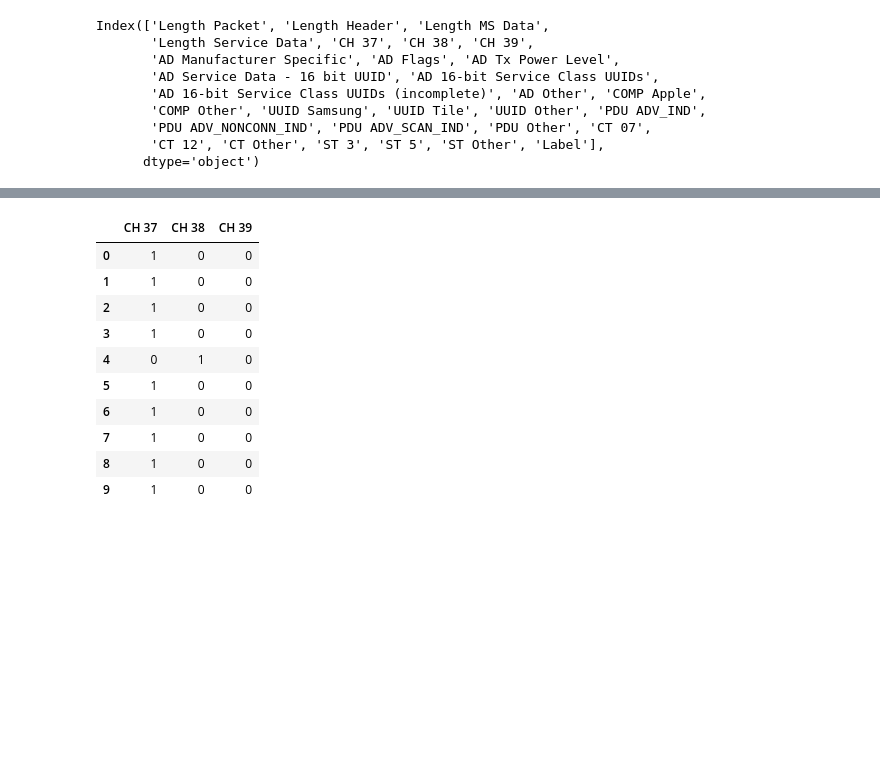
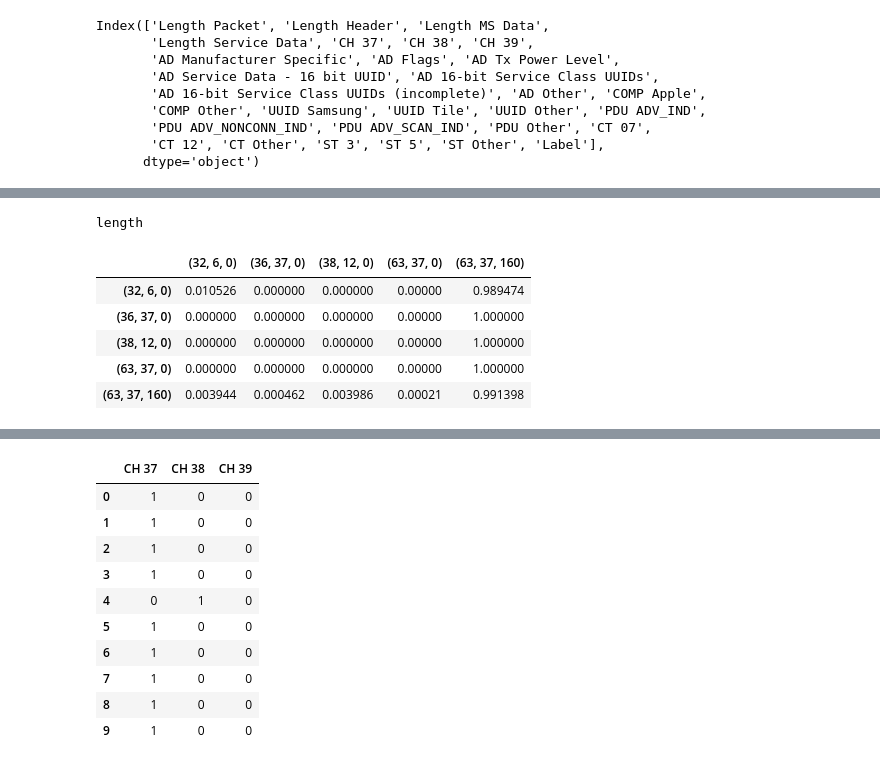
Before and after one commit to keyyke/master_thesis, a Jupyter notebook: markov_model/synhtetic_data_generation_markov.ipynb, the cells around one changed output, grey strips where cells are left out. Drawn from its saved outputs; the diff is of its cells as text; code cells hidden in the pictures; blank space fills up the shorter version.

```diff
--- a/markov_model/synhtetic_data_generation_markov.ipynb
+++ b/markov_model/synhtetic_data_generation_markov.ipynb
@@ -410,0 +447,13 @@ def visualise_transition(transition_matrix_np, node_label):
+# %%
+### Convert transition matrix to data frame ###
+print("length")
+transition_matrix_df = transition_matrix_to_dataframe(transition_matrix)
+transition_matrix_df
+# %% [output]
+length
+|  | (32, 6, 0) | (36, 37, 0) | (38, 12, 0) | (63, 37, 0) | (63, 37, 160) |
+| (32, 6, 0) | 0.010526 | 0.000000 | 0.000000 | 0.00000 | 0.989474 |
+| (36, 37, 0) | 0.000000 | 0.000000 | 0.000000 | 0.00000 | 1.000000 |
+| (38, 12, 0) | 0.000000 | 0.000000 | 0.000000 | 0.00000 | 1.000000 |
+| (63, 37, 0) | 0.000000 | 0.000000 | 0.000000 | 0.00000 | 1.000000 |
+| (63, 37, 160) | 0.003944 | 0.000462 | 0.003986 | 0.00021 | 0.991398 |
```
Also changed, not shown: parts of 26 cells of this notebook.
